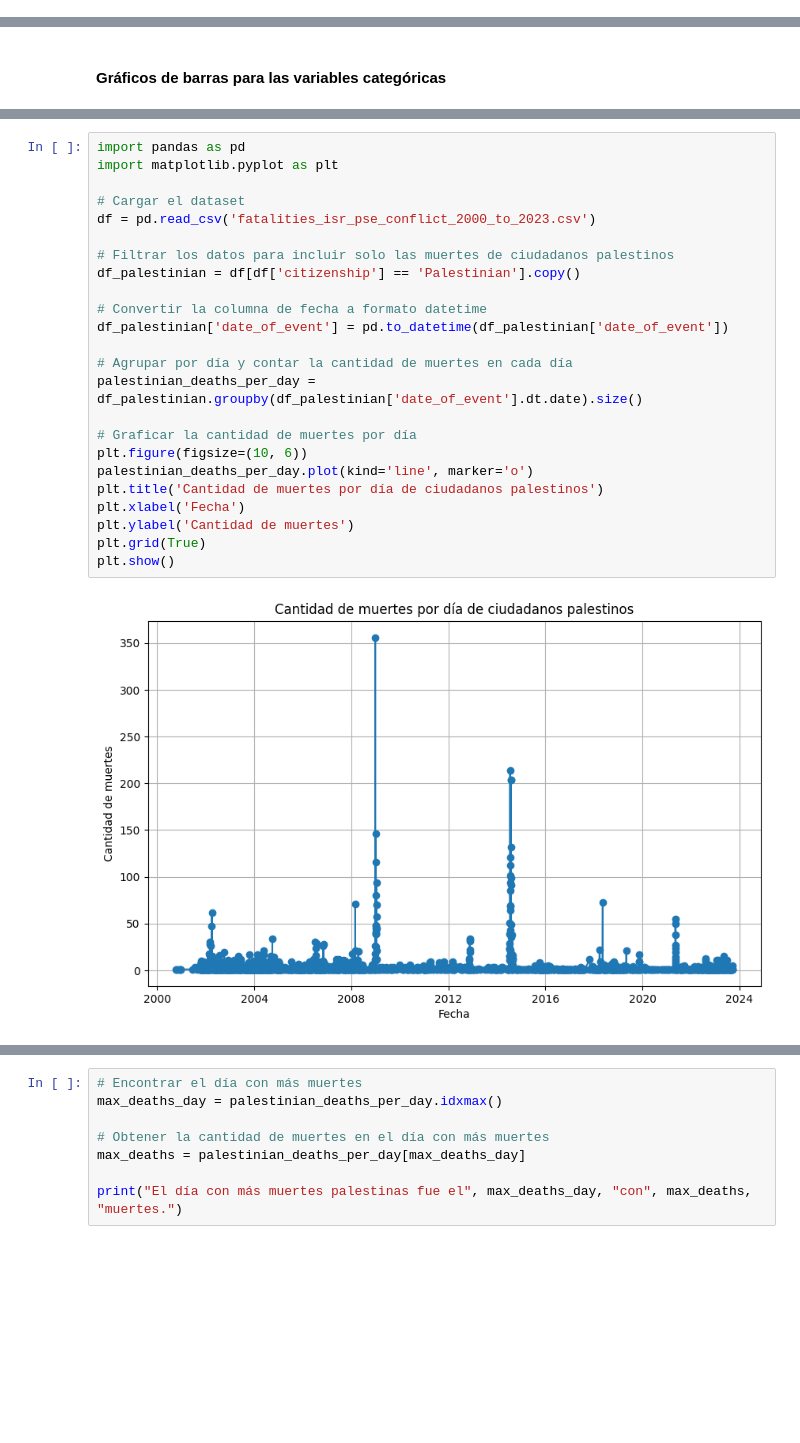
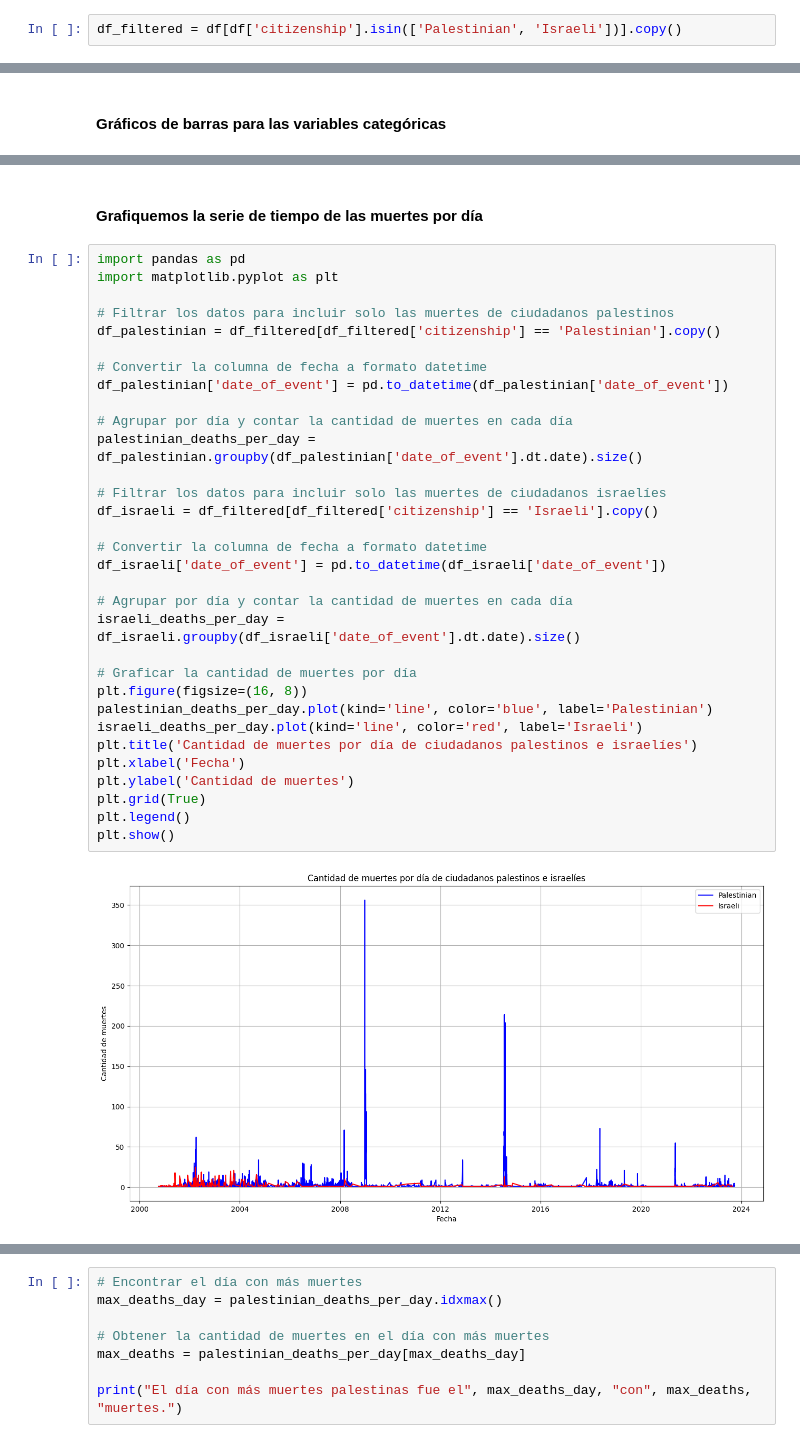
Before and after one commit to DanielMPMatCom/Israeli-Palestinian-Conflict-Statistics-Project, a Jupyter notebook: Análisis-Conflicto-Israeli-Palestino-2000-2022.ipynb, the cells around one changed output, grey strips where cells are left out. Saved outputs shown, nothing was run; the diff lists cells and outputs as text; blank space fills up the shorter version.

```diff
--- a/Análisis-Conflicto-Israeli-Palestino-2000-2022.ipynb
+++ b/Análisis-Conflicto-Israeli-Palestino-2000-2022.ipynb
@@ -151,0 +182,2 @@ plt.show()
+# %%
+df_filtered = df[df['citizenship'].isin(['Palestinian', 'Israeli'])].copy()
@@ -241,26 +393,36 @@ for i in range(2):
+# %% [markdown]
+#### Grafiquemos la serie de tiempo de las muertes por día
 # %%
 import pandas as pd
 import matplotlib.pyplot as plt
 
-# Cargar el dataset
-df = pd.read_csv('fatalities_isr_pse_conflict_2000_to_2023.csv')
-
 # Filtrar los datos para incluir solo las muertes de ciudadanos palestinos
-df_palestinian = df[df['citizenship'] == 'Palestinian'].copy()
+df_palestinian = df_filtered[df_filtered['citizenship'] == 'Palestinian'].copy()
 
 # Convertir la columna de fecha a formato datetime
 df_palestinian['date_of_event'] = pd.to_datetime(df_palestinian['date_of_event'])
 
 # Agrupar por día y contar la cantidad de muertes en cada día
 palestinian_deaths_per_day = df_palestinian.groupby(df_palestinian['date_of_event'].dt.date).size()
 
+# Filtrar los datos para incluir solo las muertes de ciudadanos israelíes
+df_israeli = df_filtered[df_filtered['citizenship'] == 'Israeli'].copy()
+
+# Convertir la columna de fecha a formato datetime
+df_israeli['date_of_event'] = pd.to_datetime(df_israeli['date_of_event'])
+
+# Agrupar por día y contar la cantidad de muertes en cada día
+israeli_deaths_per_day = df_israeli.groupby(df_israeli['date_of_event'].dt.date).size()
+
 # Graficar la cantidad de muertes por día
-plt.figure(figsize=(10, 6))
-palestinian_deaths_per_day.plot(kind='line', marker='o')
-plt.title('Cantidad de muertes por día de ciudadanos palestinos')
+plt.figure(figsize=(16, 8))
+palestinian_deaths_per_day.plot(kind='line', color='blue', label='Palestinian')
+israeli_deaths_per_day.plot(kind='line', color='red', label='Israeli')
+plt.title('Cantidad de muertes por día de ciudadanos palestinos e israelíes')
 plt.xlabel('Fecha')
 plt.ylabel('Cantidad de muertes')
 plt.grid(True)
+plt.legend()
 plt.show()
 # %% [output]
-[figure, old version]
+[figure, new version]
```
Also changed, not shown: parts of 155 cells of this notebook.
